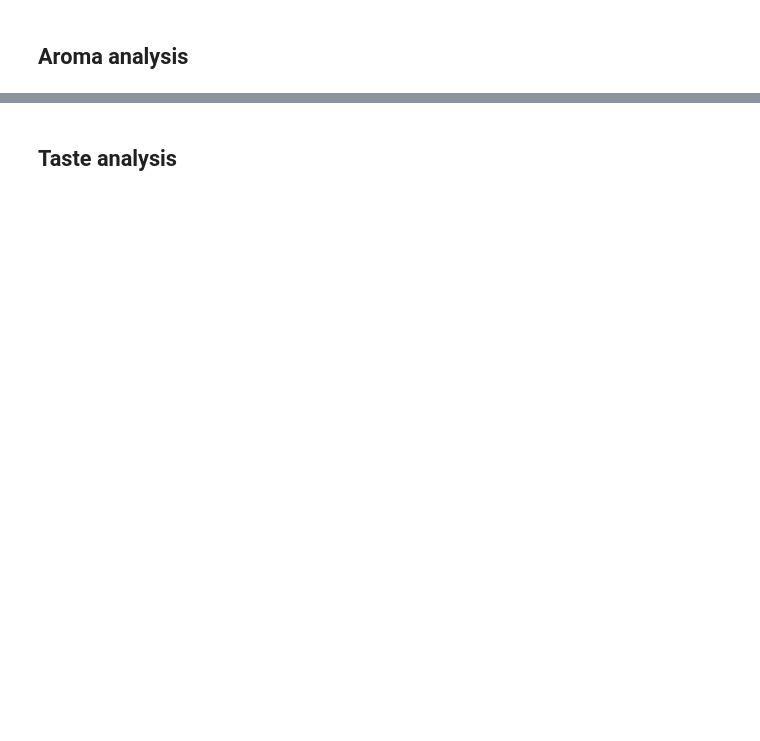
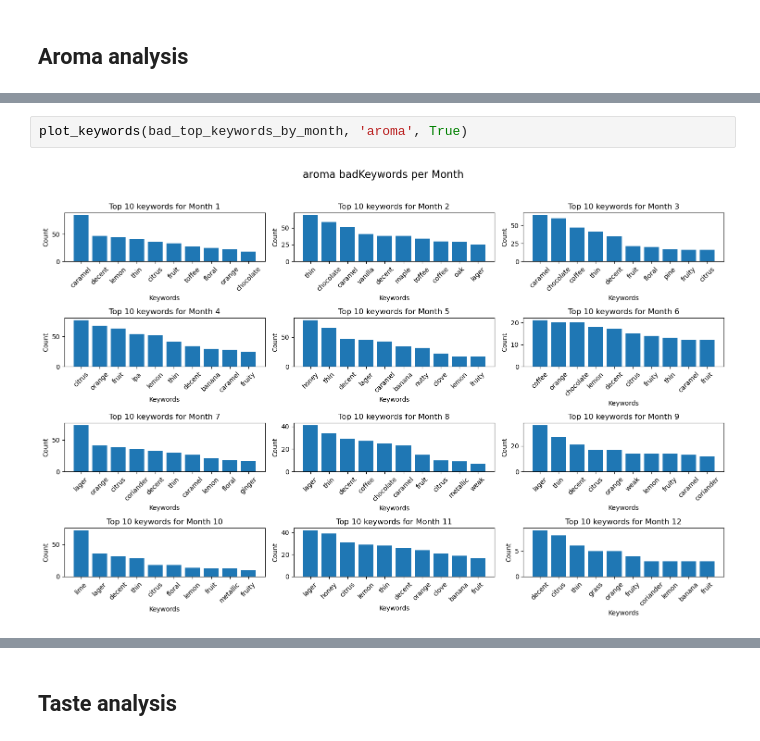
Before and after one commit to epfl-ada/ada-2023-project-datababes, a Jupyter notebook: eda_bad_and_good_keywords_tmp.ipynb, the cells around one changed output, grey strips where cells are left out. Saved outputs shown, nothing was run; the diff lists cells and outputs as text; blank space fills up the shorter version.

```diff
--- a/eda_bad_and_good_keywords_tmp.ipynb
+++ b/eda_bad_and_good_keywords_tmp.ipynb
@@ -587 +639,5 @@ plt.show()
+# %%
+plot_keywords(bad_top_keywords_by_month, 'aroma', True)
+# %% [output]
+[figure, added]
 # %%
```
Also changed, not shown: parts of 27 cells of this notebook.
